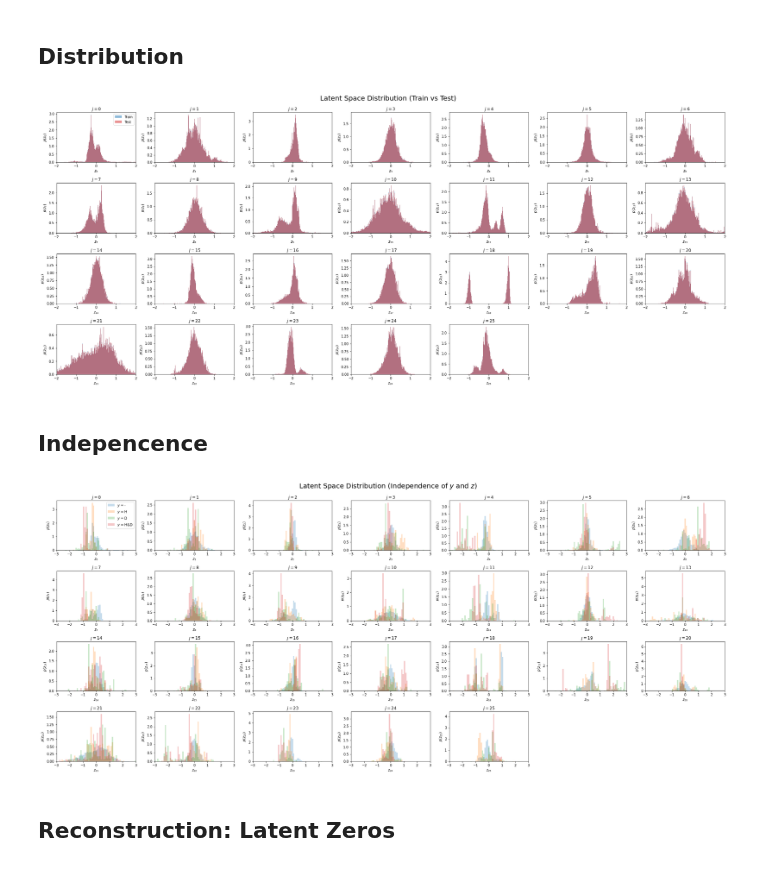
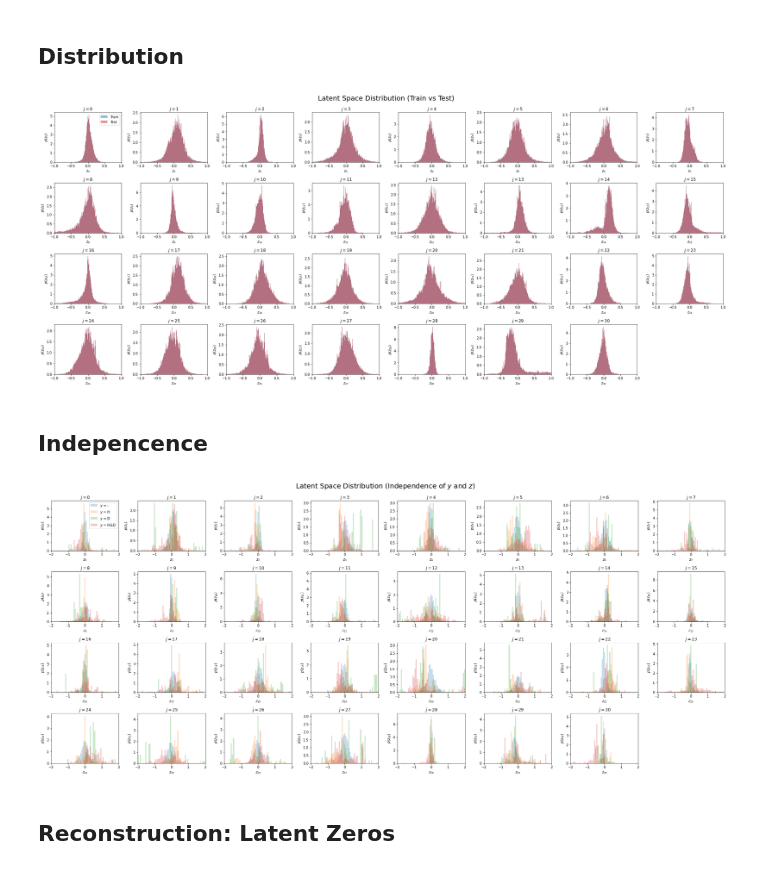
Before and after one commit to psaegert/AML-Final, a Jupyter notebook: models/INN/evaluate_INN.ipynb, the cells around one changed output. Saved outputs shown, nothing was run; the diff lists cells and outputs as text; code cells hidden in the pictures.

```diff
--- a/models/INN/evaluate_INN.ipynb
+++ b/models/INN/evaluate_INN.ipynb
@@ -180,7 +180,7 @@ X_train_scaled_cuda = torch.Tensor(X_train_scaled).to(device)
 y_train_cuda = torch.Tensor(y_train).to(device)
 
 # fit
-inn.fit(X_train_scaled_cuda, y_train_cuda,
+loss_history = inn.fit(X_train_scaled_cuda, y_train_cuda,
     n_epochs=n_epochs,
     batch_size=batch_size,
     optimizer=Adam(inn.parameters(), lr=lr),
@@ -212,7 +210,7 @@ evaluation_results = {}
 
 n_batches = len(X_test) // batch_size
 y_proba_pred = np.empty((0, 2))
-z_pred = np.empty((0, 26))
+z_pred = np.empty((0, 31))
 for i_batch in tqdm(range(n_batches + 1)):
     y_proba_pred_new, z_pred_new = inn.forward(X_test_scaled[i_batch * batch_size: (i_batch+1) * batch_size])
     y_proba_pred = np.concatenate([y_proba_pred, y_proba_pred_new.detach().cpu().numpy()], axis=0)
@@ -220,7 +218,7 @@ for i_batch in tqdm(range(n_batches + 1)):
 # %%
 n_batches = len(X_train) // batch_size
 y_train_proba_pred = np.empty((len(X_train), 2))
-z_train_pred = np.empty((len(X_train), 26))
+z_train_pred = np.empty((len(X_train), 31))
 
 for i_batch in tqdm(range(n_batches + 1)):
     y_train_proba_pred_new, z_train_pred_new = inn.forward(X_train_scaled_cuda[i_batch * batch_size: (i_batch+1) * batch_size])
@@ -235,25 +233,25 @@ del X_train_scaled_cuda
 # %%
 NROWS = 4
 NCOLS = int(np.ceil(z_pred.shape[1] / NROWS))
 
 fig, axes = plt.subplots(NROWS, NCOLS, figsize=(28, 12))
 fig.suptitle('Latent Space Distribution (Train vs Test)\n', size=20)
 fig.tight_layout(h_pad=4, w_pad=2.5)
-bins = np.linspace(-2, 2, 256)
+bins = np.linspace(-1, 1, 256)
 
 for i_row in tqdm(range(NROWS)):
     for i_col in range(NCOLS):
         i_latent = i_row * NCOLS + i_col
         if i_latent >= z_pred.shape[1]:
             axes[i_row][i_col].set_visible(False)
             continue
         axes[i_row][i_col].hist(z_train_pred[:, i_latent], density=True, bins=bins, alpha=0.5, label='Train', color='tab:blue')
         axes[i_row][i_col].hist(z_pred[:, i_latent], density=True, bins=bins, alpha=0.5, label='Test', color='tab:red')
         axes[i_row][i_col].set_title(f'$j={i_latent}$'); axes[i_row][i_col].set_ylabel(r'$p(z_{' + str(i_latent) + r'}$)'); axes[i_row][i_col].set_xlabel(r'$z_{' + str(i_latent) + r'}$')
-        axes[i_row][i_col].set_xlim(-2, 2);
+        axes[i_row][i_col].set_xlim(-1, 1);
         if i_latent == 0: axes[i_row][i_col].legend();
 # %% [output]
-[figure, old version]
+[figure, new version]
 # %% [markdown]
 ## Indepencence
 # %%
@@ -263,7 +261,7 @@ NCOLS = int(np.ceil(z_pred.shape[1] / NROWS))
 fig, axes = plt.subplots(NROWS, NCOLS, figsize=(28, 12))
 fig.suptitle('Latent Space Distribution (Independence of $y$ and $z$)\n', size=20)
 fig.tight_layout(h_pad=4, w_pad=2.5)
-bins = np.linspace(-3, 3, 64)
+bins = np.linspace(-2, 2, 64)
 
 for i_row in tqdm(range(NROWS)):
     for i_col in range(NCOLS):
@@ -276,8 +274,8 @@ for i_row in tqdm(range(NROWS)):
         axes[i_row][i_col].hist(z_pred[np.logical_and(y_proba_pred[:, 0] < 0.5, y_proba_pred[:, 1] >= 0.5), i_latent], density=True, bins=bins, alpha=0.25, label='$y$ = D',)
         axes[i_row][i_col].hist(z_pred[np.logical_and(y_proba_pred[:, 0] >= 0.5, y_proba_pred[:, 1] >= 0.5), i_latent], density=True, bins=bins, alpha=0.25, label='$y$ = H&D',)
         axes[i_row][i_col].set_title(f'$j={i_latent}$'); axes[i_row][i_col].set_ylabel(r'$p(z_{' + str(i_latent) + r'}$)'); axes[i_row][i_col].set_xlabel(r'$z_{' + str(i_latent) + r'}$')
-        axes[i_row][i_col].set_xlim(-3, 3);
+        axes[i_row][i_col].set_xlim(-2, 2);
         if i_latent == 0: axes[i_row][i_col].legend();
 # %% [output]
-[figure, old version]
+[figure, new version]
 # %%
```
Also changed, not shown: parts of 15 cells of this notebook, 2 other files.
